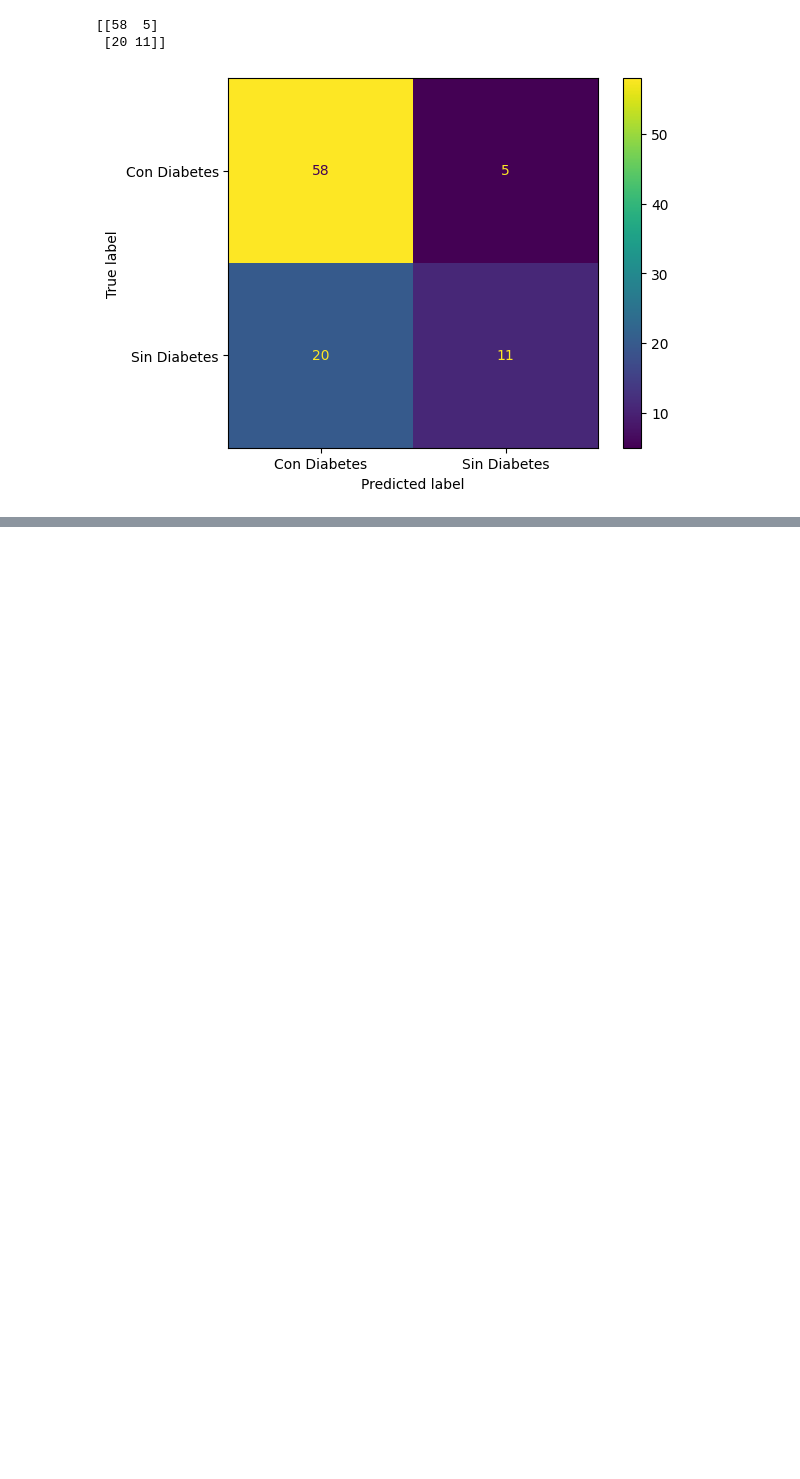
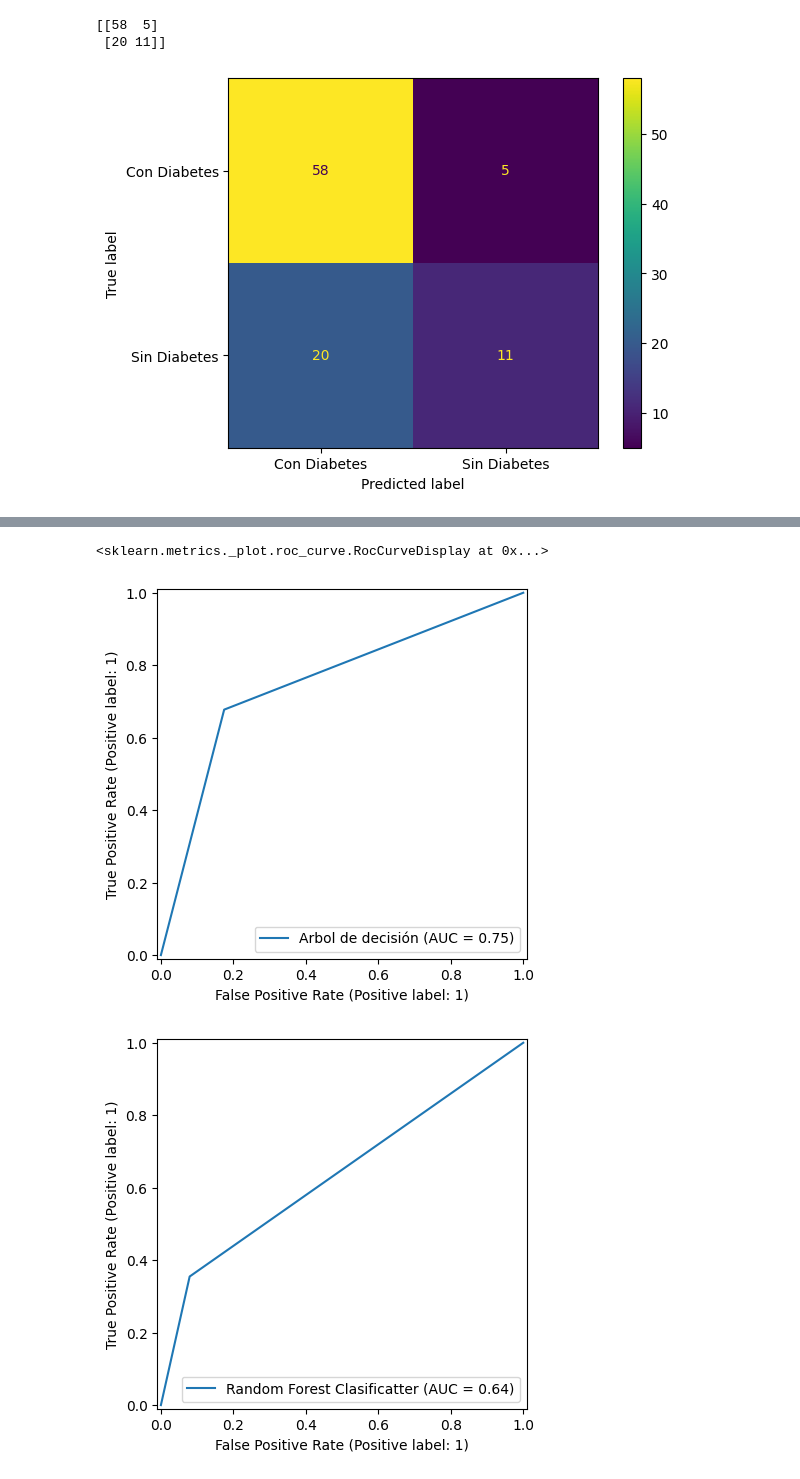
Before and after one commit to Starleen1996/Machine_Learning_modelos, a Jupyter notebook: Haga_Lo_que_hicimos_Validacion_De_modelos_metricas.ipynb, the cells around one changed output, grey strips where cells are left out. Saved outputs shown, nothing was run; the diff lists cells and outputs as text; code cells hidden in the pictures; blank space fills up the shorter version.

```diff
--- a/Haga_Lo_que_hicimos_Validacion_De_modelos_metricas.ipynb
+++ b/Haga_Lo_que_hicimos_Validacion_De_modelos_metricas.ipynb
@@ -112,0 +145,10 @@ visualizacion_1.plot();
+# %%
+RocCurveDisplay.from_predictions(y_val, y_previsto, name='Arbol de decisión')
+# Nota: La curva se quiebra en el valor positivo (0.7).
+
+RocCurveDisplay.from_predictions(y_val, y_previsto_1, name='Random Forest Clasificatter')
+# Nota: La curva se quiebra en el valor positivo (0.38) aproximadamente.
+# %% [output]
+<sklearn.metrics._plot.roc_curve.RocCurveDisplay at 0x...>
+[figure, added]
+[figure, added]
```
Also changed, not shown: parts of 21 cells of this notebook.
